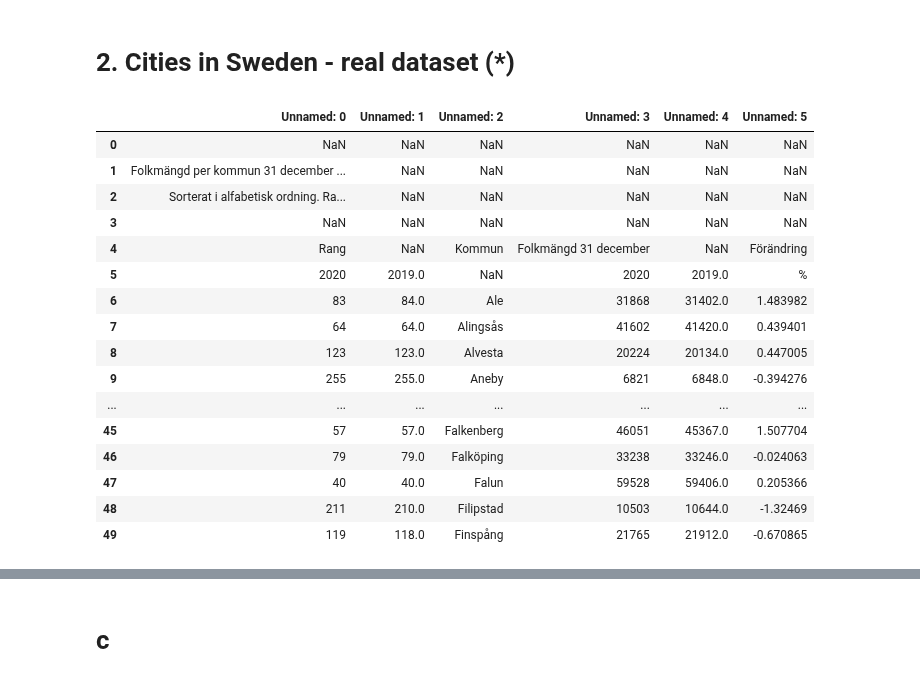
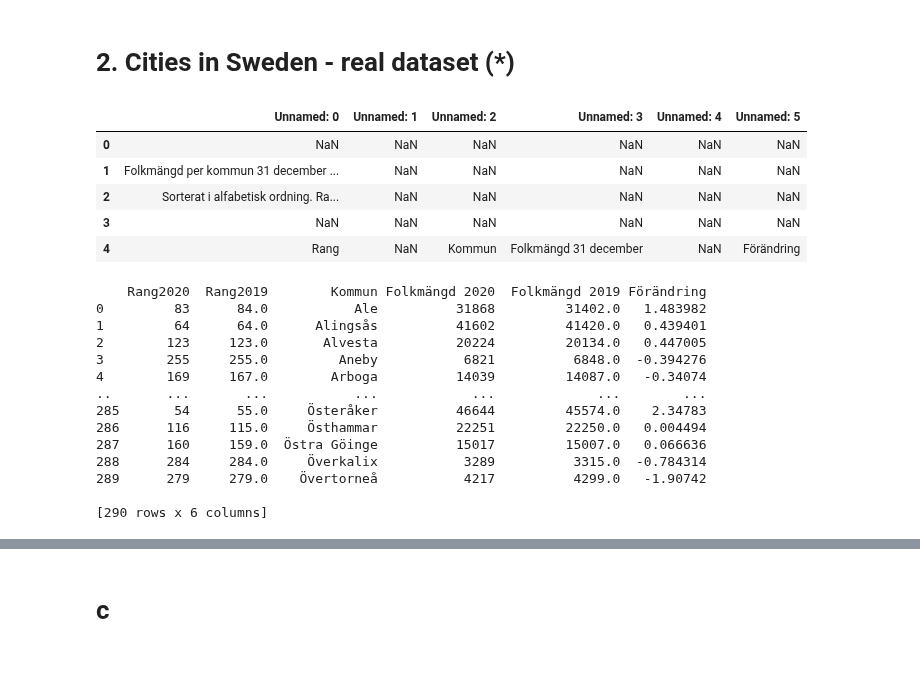
Before and after one commit to xjohansson/Databehandling_Xiu, a Jupyter notebook: Exercise/Exercise0_pandas basic.ipynb, the cells around one changed output, grey strips where cells are left out. Saved outputs shown, nothing was run; the diff lists cells and outputs as text; code cells hidden in the pictures.

```diff
--- a/Exercise/Exercise0_pandas basic.ipynb
+++ b/Exercise/Exercise0_pandas basic.ipynb
@@ -105,29 +64,41 @@ top3
 # %%
 import pandas as pd
 # C:\Users\Xiu\Documents\GitHub\Databehandling_Xiu\datasource
 
 #df = pd.read_excel("komtopp50_2020.xlsx",sheet_name=1)
-df = pd.read_excel("../datasource/komtopp50_2020.xlsx",sheet_name=1) #sheet_name的用处在于有的EXCEL里面包括好几个，这里要指定第二个
-df.head(50)
+# sheet_name的用处在于有的EXCEL里面包括好几个，这里要指定第二个
+df = pd.read_excel("../datasource/komtopp50_2020.xlsx", sheet_name=1)
+df.head(5)
 # %% [output]
 |  | Unnamed: 0 | Unnamed: 1 | Unnamed: 2 | Unnamed: 3 | Unnamed: 4 | Unnamed: 5 |
 | 0 | NaN | NaN | NaN | NaN | NaN | NaN |
 | 1 | Folkmängd per kommun 31 december ... | NaN | NaN | NaN | NaN | NaN |
 | 2 | Sorterat i alfabetisk ordning. Ra... | NaN | NaN | NaN | NaN | NaN |
 | 3 | NaN | NaN | NaN | NaN | NaN | NaN |
 | 4 | Rang | NaN | Kommun | Folkmängd 31 december | NaN | Förändring |
-| 5 | 2020 | 2019.0 | NaN | 2020 | 2019.0 | % |
-| 6 | 83 | 84.0 | Ale | 31868 | 31402.0 | 1.483982 |
-| 7 | 64 | 64.0 | Alingsås | 41602 | 41420.0 | 0.439401 |
-| 8 | 123 | 123.0 | Alvesta | 20224 | 20134.0 | 0.447005 |
-| 9 | 255 | 255.0 | Aneby | 6821 | 6848.0 | -0.394276 |
-| ... | ... | ... | ... | ... | ... | ... |
-| 45 | 57 | 57.0 | Falkenberg | 46051 | 45367.0 | 1.507704 |
-| 46 | 79 | 79.0 | Falköping | 33238 | 33246.0 | -0.024063 |
-| 47 | 40 | 40.0 | Falun | 59528 | 59406.0 | 0.205366 |
-| 48 | 211 | 210.0 | Filipstad | 10503 | 10644.0 | -1.32469 |
-| 49 | 119 | 118.0 | Finspång | 21765 | 21912.0 | -0.670865 |
 # %%
-# Drop rows 删除行 方法二
-df1=df.drop(index=[0, 1,2,3,4,5]).reset_index(drop=True).rename(columns = {"Unnamed: 0" : "Rang2020","Unnamed: 1" : "Rang2019","Unnamed: 2" :"Kommun","Unnamed: 3" : "Folkmängd 2020","Unnamed: 4" : "Folkmängd 2019","Unnamed: 5" : "Förändring"}, inplace = True) #删除前六行
-df1
+# Drop rows
+df1 = df.drop(index=[0, 1, 2, 3, 4, 5]).reset_index(drop=True).rename(
+    columns={"Unnamed: 0": "Rang2020", "Unnamed: 1": "Rang2019", "Unnamed: 2": "Kommun",
+             "Unnamed: 3": "Folkmängd 2020", "Unnamed: 4": "Folkmängd 2019",
+             "Unnamed: 5": "Förändring"}, )  # 删除前六行
+print(df1)
+
+#方法二
+#df1.rename(columns={"0": "Rang2020", " 1": "Rang2019", "2": "Kommun",
+ #          "3": "Folkmängd 2020", " 4": "Folkmängd 2019", " 5": "Förändring"}, inplace=True)
+# %% [output]
+    Rang2020  Rang2019        Kommun Folkmängd 2020  Folkmängd 2019 Förändring
+0         83      84.0           Ale          31868         31402.0   1.483982
+1         64      64.0      Alingsås          41602         41420.0   0.439401
+2        123     123.0       Alvesta          20224         20134.0   0.447005
+3        255     255.0         Aneby           6821          6848.0  -0.394276
+4        169     167.0        Arboga          14039         14087.0   -0.34074
+..       ...       ...           ...            ...             ...        ...
+285       54      55.0     Österåker          46644         45574.0    2.34783
+286      116     115.0     Östhammar          22251         22250.0   0.004494
+287      160     159.0  Östra Göinge          15017         15007.0   0.066636
+288      284     284.0     Överkalix           3289          3315.0  -0.784314
+289      279     279.0    Övertorneå           4217          4299.0   -1.90742
+
+[290 rows x 6 columns]
```
Also changed, not shown: parts of 36 cells of this notebook, 2 other files.
